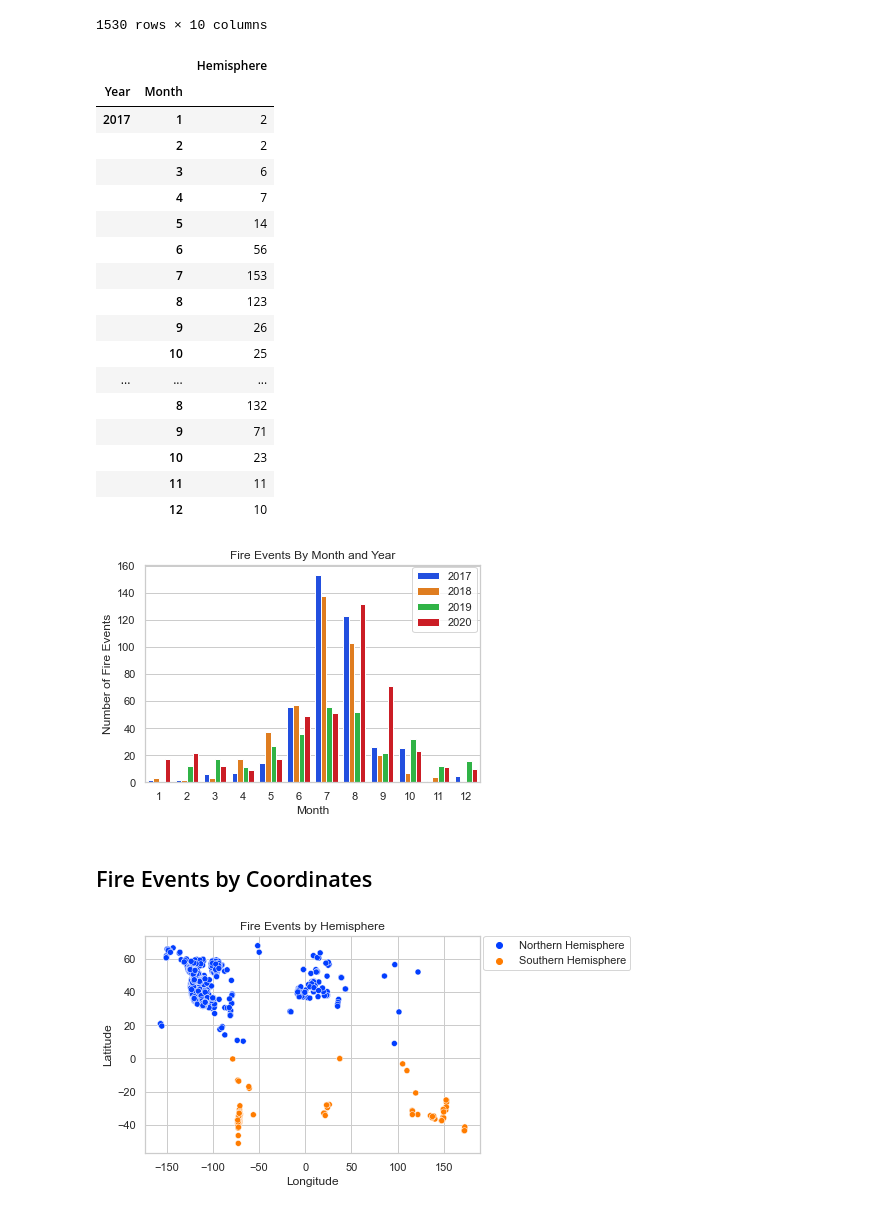
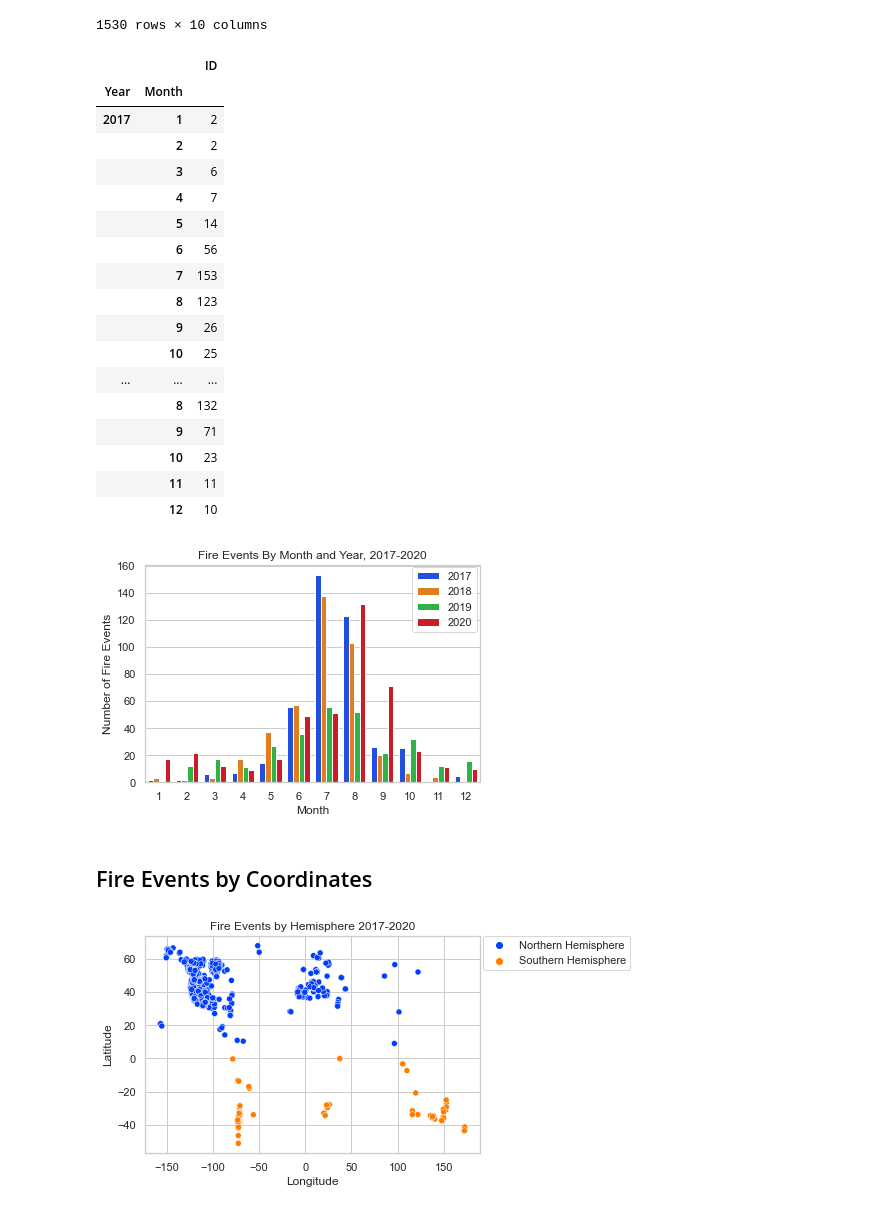
Before and after one commit to britt-emm/CGGroupProject, a Jupyter notebook: NASA_wildfire_graphs.ipynb, the cells around one changed output. Drawn from its saved outputs; the diff is of its cells as text; code cells hidden in the pictures.

```diff
--- a/NASA_wildfire_graphs.ipynb
+++ b/NASA_wildfire_graphs.ipynb
@@ -239,10 +268,10 @@ fire_data_4years
 # %%
 # fire events by month from the 4 year data
 fire_event_count = fire_data_4years.groupby('Month')['Year'].count()
-fire2 = pd.DataFrame(fire_data_4years.groupby(['Year','Month'])['Hemisphere'].count())
+fire2 = pd.DataFrame(fire_data_4years.groupby(['Year','Month'])['ID'].count())
 fire2
 # %% [output]
-|  |  | Hemisphere |
+|  |  | ID |
 | Year | Month |  |
 | 2017 | 1 | 2 |
 |  | 2 | 2 |
@@ -263,15 +292,16 @@ fire2
 # %%
 # Graph the fires by year and month
 sns.set_style("whitegrid")
 sns.set_palette('bright')
 sns.set_context("notebook")
-fireBy_Month_Year = sns.barplot(x='Month', y='Hemisphere', data=fire2.reset_index(), hue='Year', palette = 'bright')
-fireBy_Month_Year.set_title('Fire Events By Month and Year')
+fireBy_Month_Year = sns.barplot(x='Month', y='ID', data=fire2.reset_index(), hue='Year', palette = 'bright')
+fireBy_Month_Year.set_title('Fire Events By Month and Year, 2017-2020')
 fireBy_Month_Year.set(ylabel = 'Number of Fire Events')
 plt.legend(bbox_to_anchor=(.99, .99), borderaxespad=0)
+plt.savefig('Fire_Month_and_Year.png')
 plt.show()
 # %% [output]
-[figure, old version]
+[figure, new version]
 # %% [markdown]
 ## Fire Events by Coordinates
 # %%
@@ -279,12 +309,11 @@ sns.set_style("whitegrid")
 sns.set_palette('bright')
 sns.set_context("notebook")
 sns.scatterplot(x='Longitude', y='Latitude', data=fire_data_4years, hue='Hemisphere', palette = 'bright')
-plt.title('Fire Events by Hemisphere')
+plt.title('Fire Events by Hemisphere 2017-2020')
 plt.legend(bbox_to_anchor=(1.01, 1),
-           borderaxespad=0)
-plt.show()
-
+           borderaxespad=0);
+plt.savefig('Fire_Map.png')
 # if you notice the number of fires start to take the shape of the western coast of the US for the Northern Hemisphere
 # %% [output]
-[figure, old version]
+[figure, new version]
 # %%
```
Also changed, not shown: parts of 16 cells of this notebook.
